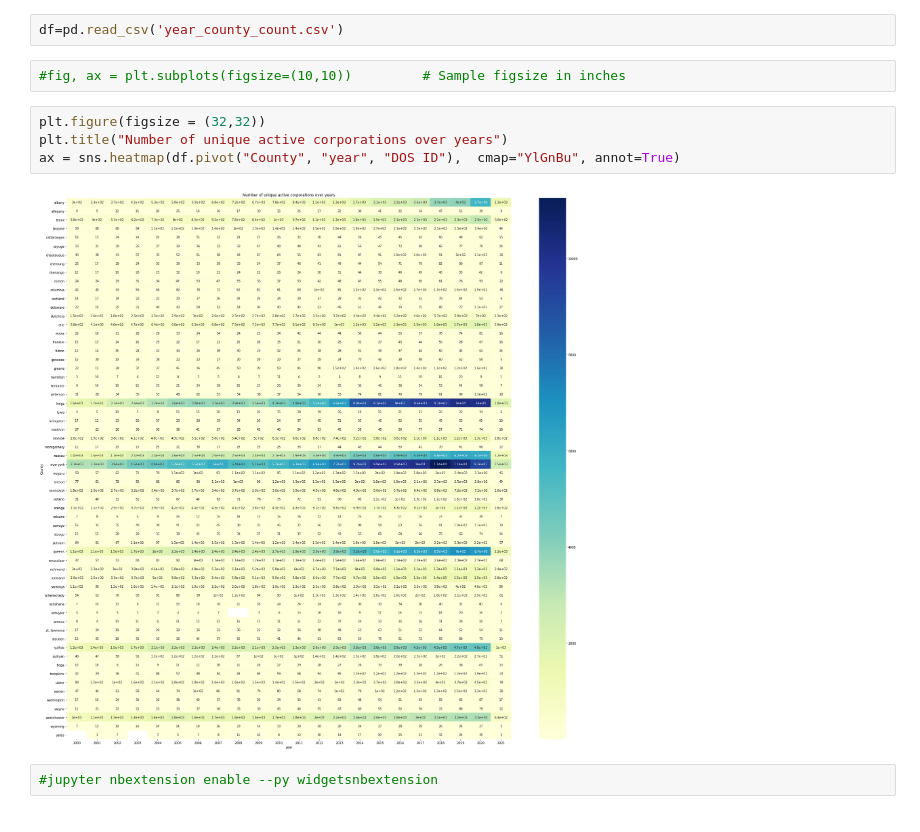
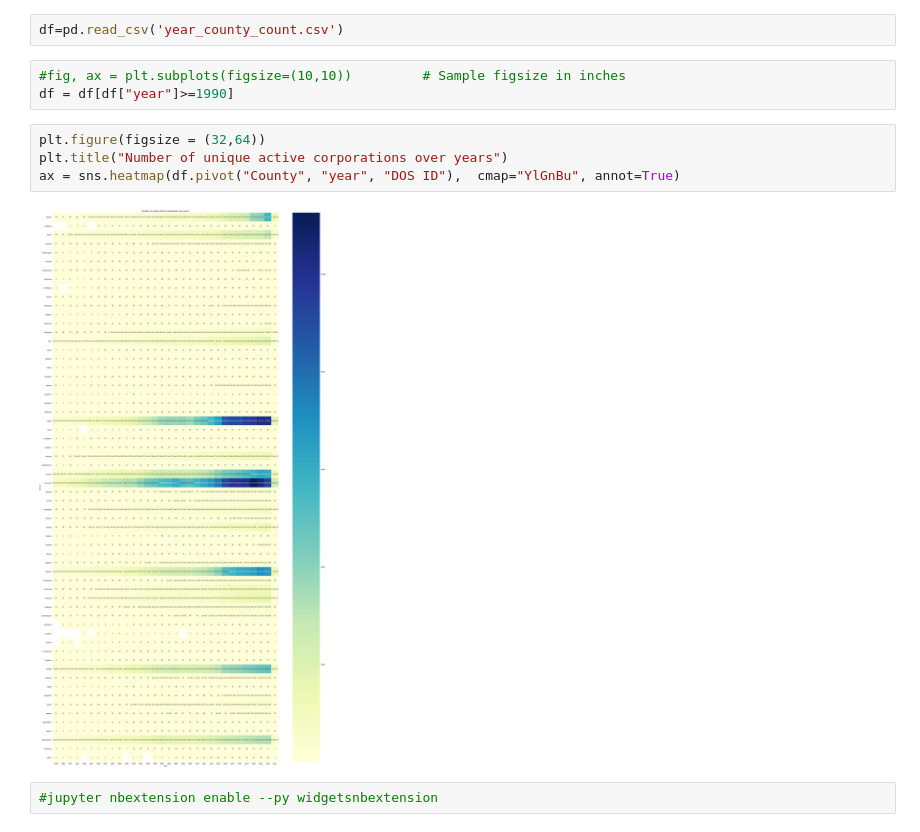
Before and after one commit to Km3888/BigDataProject, a Jupyter notebook: data_exploration.ipynb, the cells around one changed output. Drawn from its saved outputs; the diff is of its cells as text.

Commit message:
added data_exploration2 for unemployment heatmaps, and arranged the time frame to 1990-2021

```diff
--- a/data_exploration.ipynb
+++ b/data_exploration.ipynb
@@ -114,12 +112,13 @@ import seaborn as sns
 df=pd.read_csv('year_county_count.csv')
 # %%
 #fig, ax = plt.subplots(figsize=(10,10))         # Sample figsize in inches
+df = df[df["year"]>=1990]
 # %%
-plt.figure(figsize = (32,32))
+plt.figure(figsize = (32,64))
 plt.title("Number of unique active corporations over years")
 ax = sns.heatmap(df.pivot("County", "year", "DOS ID"),  cmap="YlGnBu", annot=True)
 # %% [output]
-[figure, old version]
+[figure, new version]
 # %%
 #jupyter nbextension enable --py widgetsnbextension
 # %%
```
Also changed, not shown: parts of 4 cells of this notebook, 1 other file.
